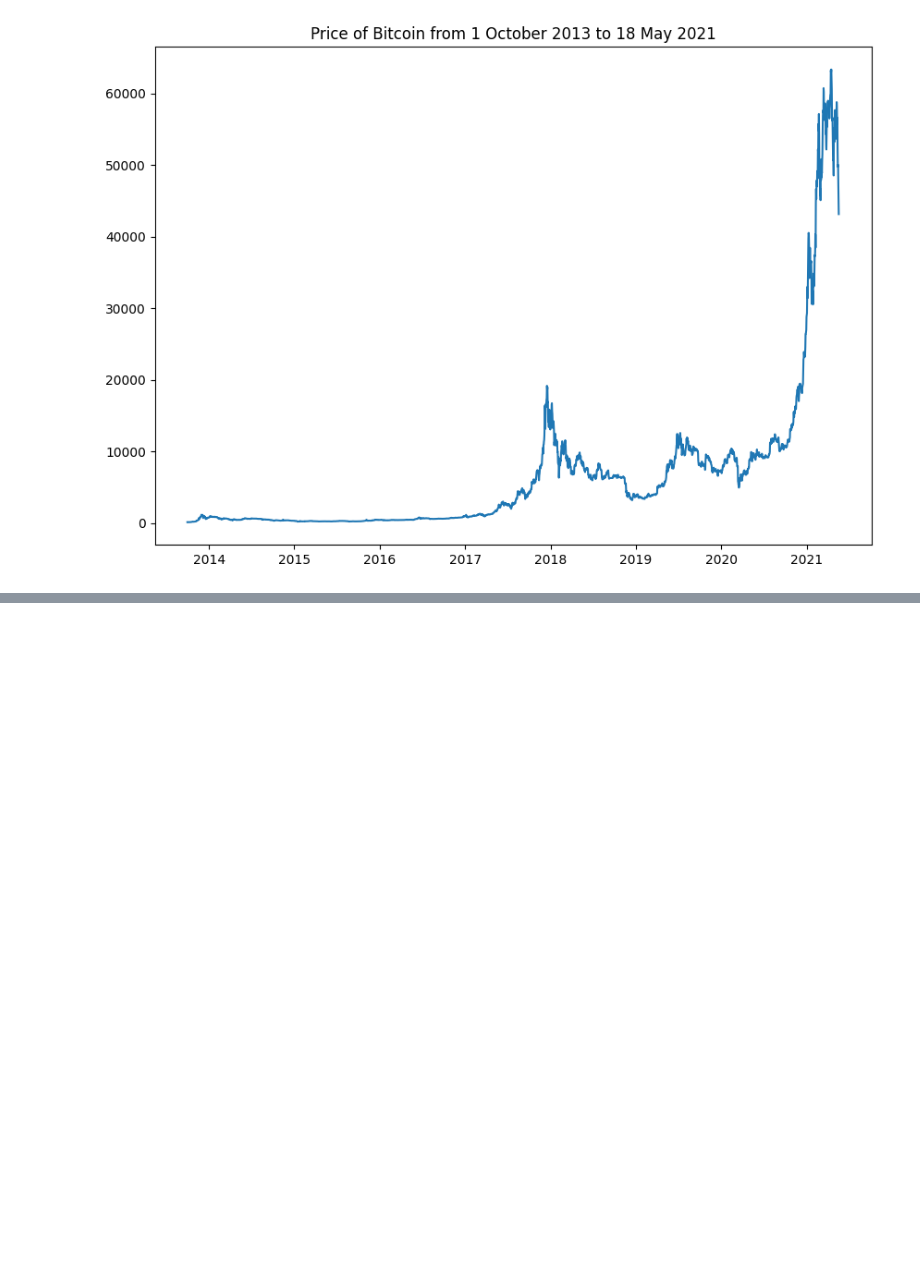
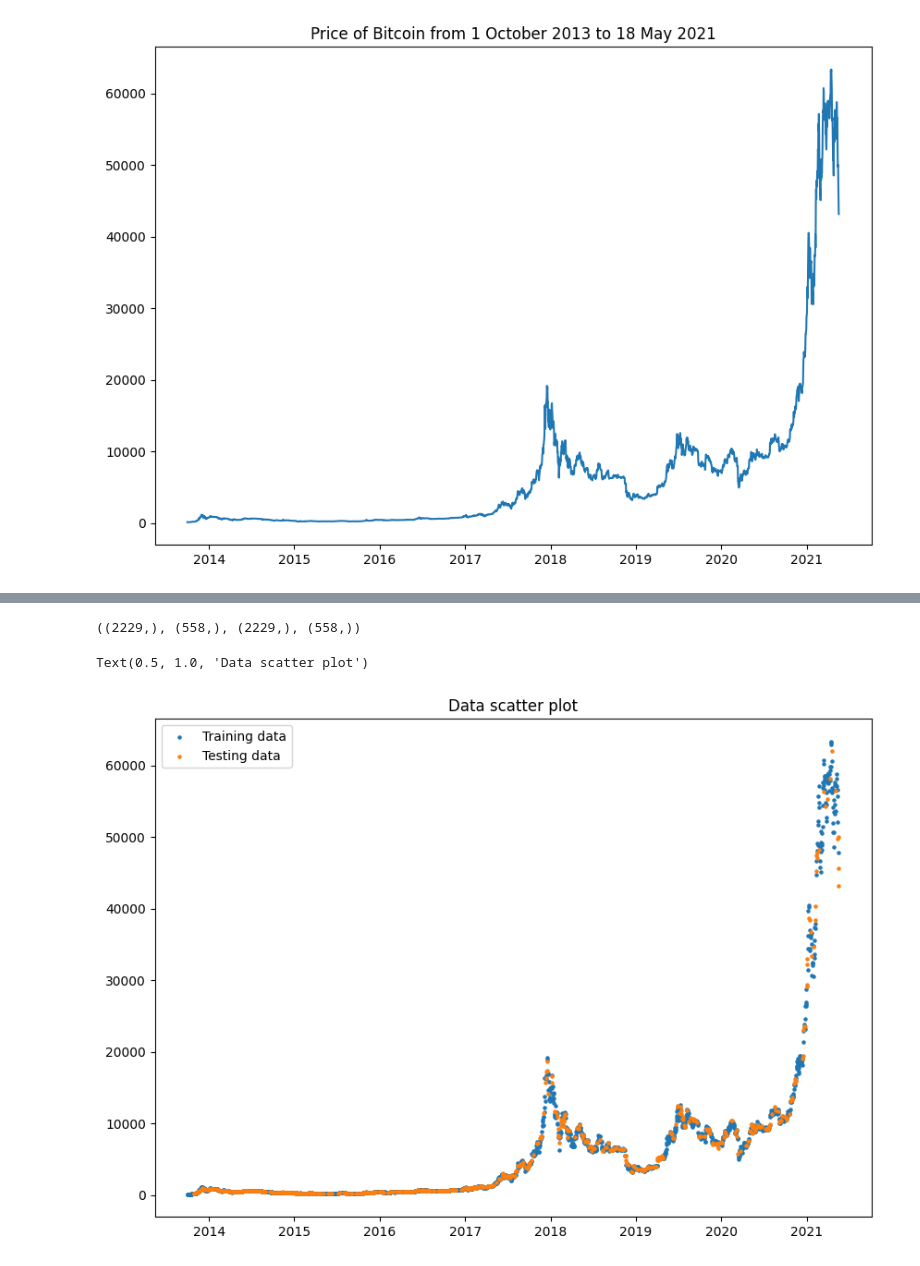
Before and after one commit to klsharma22/TensorflowCertifcationCourse, a Jupyter notebook: 10_time_series_forecasting_with_tensorflow.ipynb, the cells around one changed output, grey strips where cells are left out. Saved outputs shown, nothing was run; the diff lists cells and outputs as text; code cells hidden in the pictures; blank space fills up the shorter version.

Commit message:
Created trained and test split

```diff
--- a/10_time_series_forecasting_with_tensorflow.ipynb
+++ b/10_time_series_forecasting_with_tensorflow.ipynb
@@ -149,0 +152,6 @@ Text(0.5, 1.0, 'Price of Bitcoin from 1 October 2013 to 18 May 2021')
+# %%
+# Get the bitcoin date array
+timesteps = bitcoin_prices.index.to_numpy()
+prices = bitcoin_prices['Price'].to_numpy()
+
+timesteps[:10], prices[:10]
@@ -149,0 +167,21 @@ Text(0.5, 1.0, 'Price of Bitcoin from 1 October 2013 to 18 May 2021')
+# %%
+# Wrong way to make train/test sets for time series data
+from sklearn.model_selection import train_test_split
+
+X_train, X_test, y_train, y_test = train_test_split(timesteps, # dates
+                                                    prices, # BTC prices
+                                                    test_size= 0.2,
+                                                    random_state= 42)
+
+X_train.shape, X_test.shape, y_train.shape, y_test.shape
+# %% [output]
+((2229,), (558,), (2229,), (558,))
+# %%
+plt.figure(figsize= (10, 7))
+plt.scatter(X_train, y_train, s = 5, label= 'Training data')
+plt.scatter(X_test, y_test, s=5, label= 'Testing data')
+plt.legend()
+plt.title('Data scatter plot')
+# %% [output]
+Text(0.5, 1.0, 'Data scatter plot')
+[figure, added]
```
Also changed, not shown: parts of 43 cells of this notebook.
